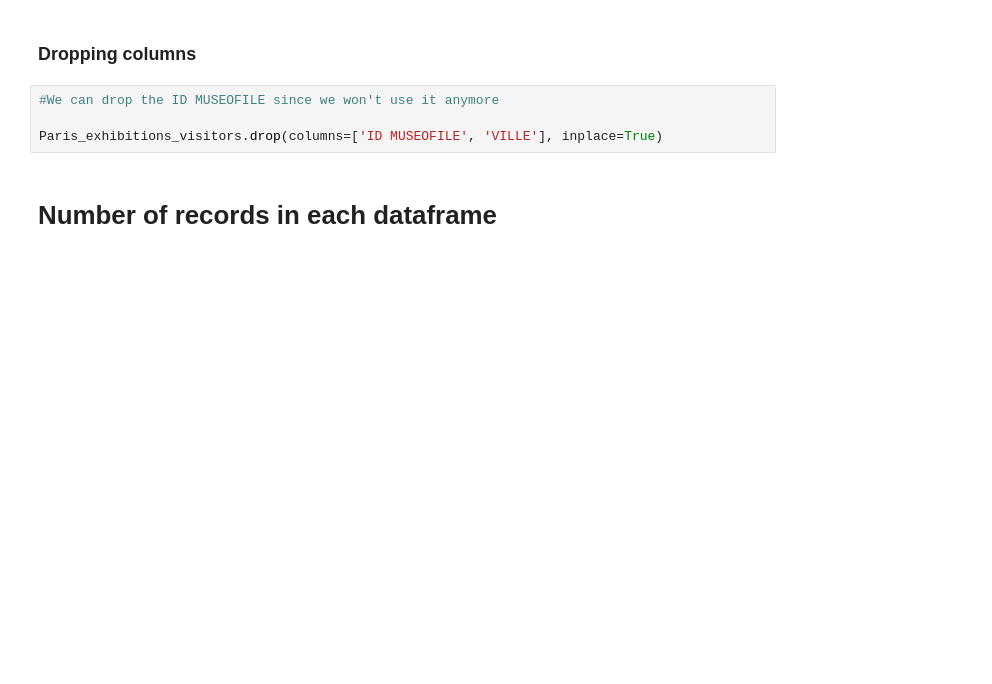
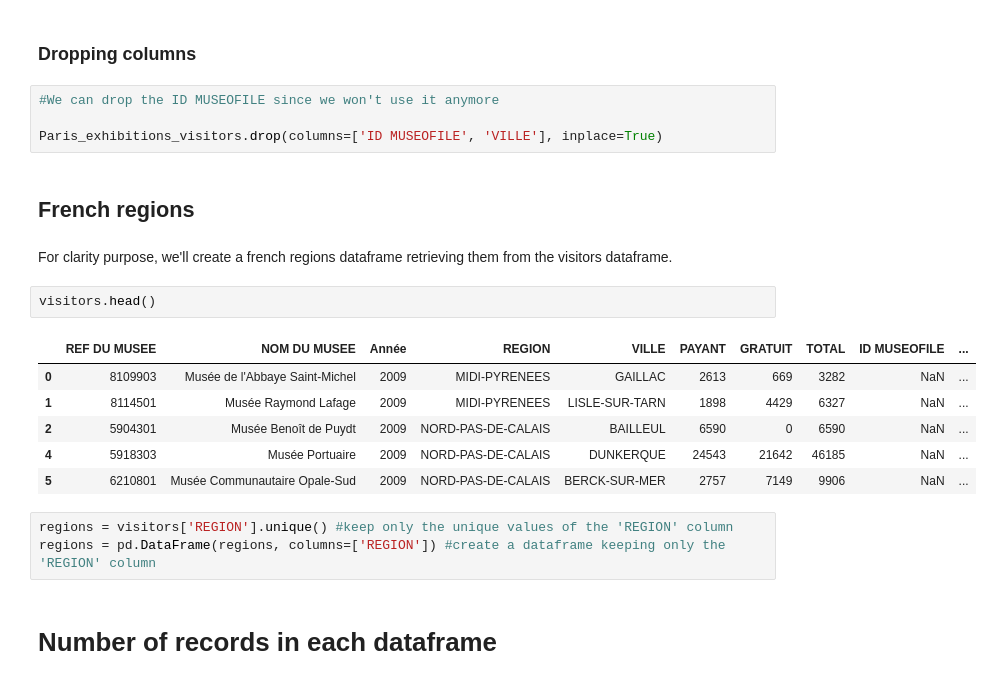
Before and after one commit to axele-mahalin/Final_Project, a Jupyter notebook: Final_project.ipynb, the cells around one changed output. Cells and saved outputs as stored; diff of their text form; blank space fills up the shorter version.

Commit message:
create regions dataframe

```diff
--- a/Final_project.ipynb
+++ b/Final_project.ipynb
@@ -563,6 +563,22 @@ We have 574 exhibitions in Paris that contain information about the number of vi
 #We can drop the ID MUSEOFILE since we won't use it anymore
 
 Paris_exhibitions_visitors.drop(columns=['ID MUSEOFILE', 'VILLE'], inplace=True)
+# %% [markdown]
+## French regions
+# %% [markdown]
+For clarity purpose, we'll create a french regions dataframe retrieving them from the visitors dataframe.
+# %%
+visitors.head()
+# %% [output]
+|  | REF DU MUSEE | NOM DU MUSEE | Année | REGION | VILLE | PAYANT | GRATUIT | TOTAL | ID MUSEOFILE | ... |
+| 0 | 8109903 | Musée de l'Abbaye Saint-Michel | 2009 | MIDI-PYRENEES | GAILLAC | 2613 | 669 | 3282 | NaN | ... |
+| 1 | 8114501 | Musée Raymond Lafage | 2009 | MIDI-PYRENEES | LISLE-SUR-TARN | 1898 | 4429 | 6327 | NaN | ... |
+| 2 | 5904301 | Musée Benoît de Puydt | 2009 | NORD-PAS-DE-CALAIS | BAILLEUL | 6590 | 0 | 6590 | NaN | ... |
+| 4 | 5918303 | Musée Portuaire | 2009 | NORD-PAS-DE-CALAIS | DUNKERQUE | 24543 | 21642 | 46185 | NaN | ... |
+| 5 | 6210801 | Musée Communautaire Opale-Sud | 2009 | NORD-PAS-DE-CALAIS | BERCK-SUR-MER | 2757 | 7149 | 9906 | NaN | ... |
+# %%
+regions = visitors['REGION'].unique() #keep only the unique values of the 'REGION' column
+regions = pd.DataFrame(regions, columns=['REGION']) #create a dataframe keeping only the 'REGION' column
 # %% [markdown]
 # Number of records in each dataframe
 # %% [markdown]
```
Also changed, not shown: parts of 2 cells of this notebook.
